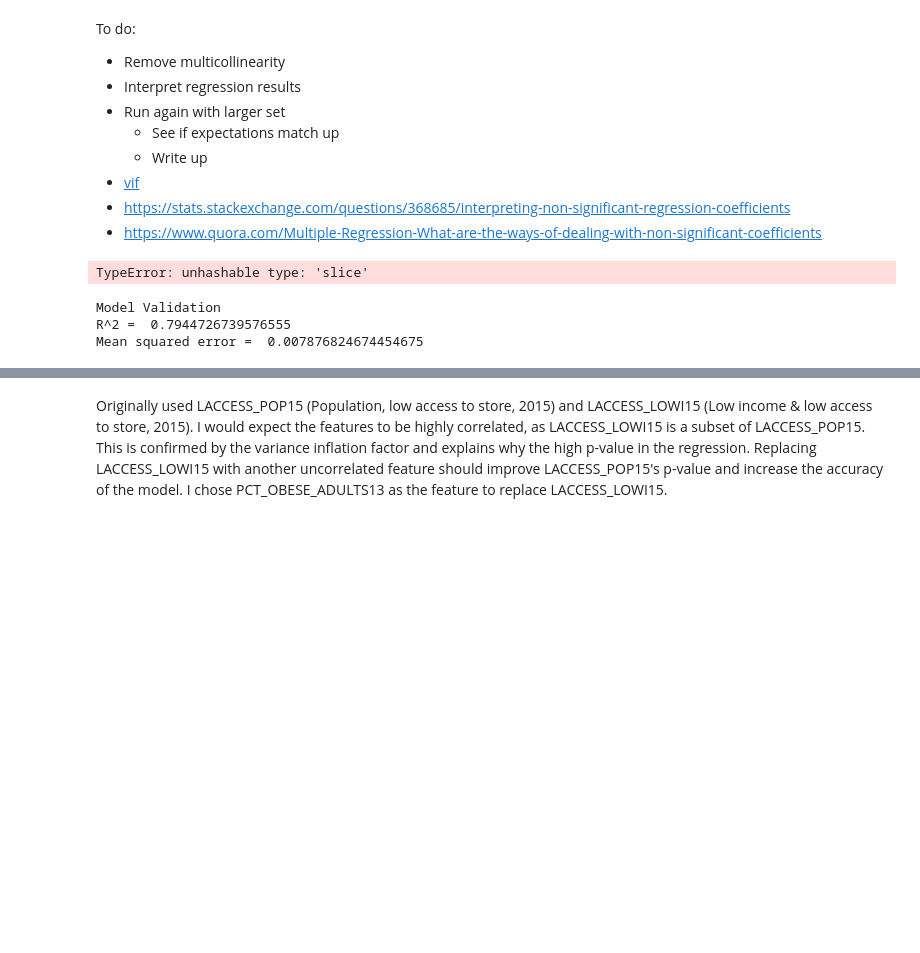
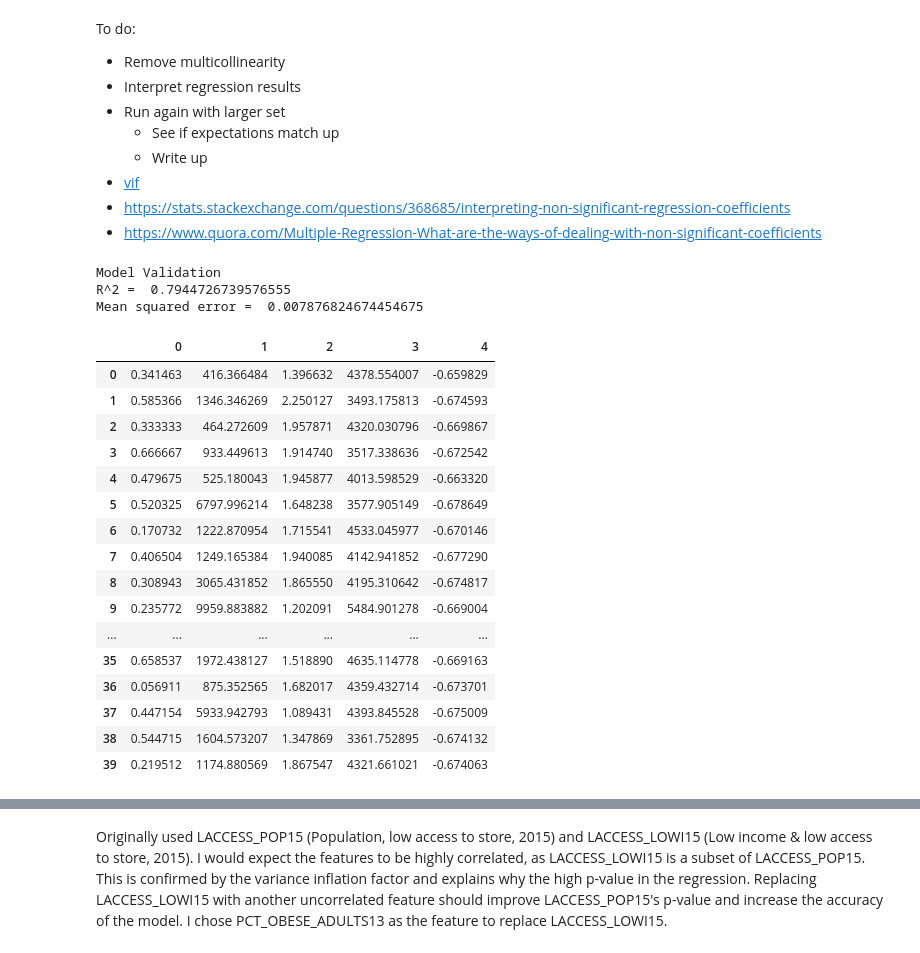
Before and after one commit to chriscross00/projects, a Jupyter notebook: food_security/notebooks/regression.ipynb, the cells around one changed output, grey strips where cells are left out. Saved outputs shown, nothing was run; the diff lists cells and outputs as text; code cells hidden in the pictures; blank space fills up the shorter version.

```diff
--- a/food_security/notebooks/regression.ipynb
+++ b/food_security/notebooks/regression.ipynb
@@ -115,12 +115,6 @@ def vif_multicollinearity(df, feat_col):
     output_df['vif'] = [variance_inflation_factor(reg_feat, col) for col in range(reg_feat.shape[1])]
 
     return output_df
-# %%
-reg_feat = sm.add_constant(regression_short.loc[:, feat])
-
-[variance_inflation_factor(reg_feat, col) for col in range(reg_feat.shape[1])]
-# %% [output]
-TypeError: unhashable type: 'slice'
 # %%
 regression_short = pd.read_csv('../data/processed/regression_short.csv')
 regression_long = pd.read_csv('../data/processed/regression_long.csv')
@@ -133,4 +127,24 @@ lm, rs, mse = create_lm(regression_short, feat, target)
 Model Validation
 R^2 =  0.7944726739576555
 Mean squared error =  0.007876824674454675
+# %%
+pd.DataFrame(sm_X_train)
+# %% [output]
+|  | 0 | 1 | 2 | 3 | 4 |
+| 0 | 0.341463 | 416.366484 | 1.396632 | 4378.554007 | -0.659829 |
+| 1 | 0.585366 | 1346.346269 | 2.250127 | 3493.175813 | -0.674593 |
+| 2 | 0.333333 | 464.272609 | 1.957871 | 4320.030796 | -0.669867 |
+| 3 | 0.666667 | 933.449613 | 1.914740 | 3517.338636 | -0.672542 |
+| 4 | 0.479675 | 525.180043 | 1.945877 | 4013.598529 | -0.663320 |
+| 5 | 0.520325 | 6797.996214 | 1.648238 | 3577.905149 | -0.678649 |
+| 6 | 0.170732 | 1222.870954 | 1.715541 | 4533.045977 | -0.670146 |
+| 7 | 0.406504 | 1249.165384 | 1.940085 | 4142.941852 | -0.677290 |
+| 8 | 0.308943 | 3065.431852 | 1.865550 | 4195.310642 | -0.674817 |
+| 9 | 0.235772 | 9959.883882 | 1.202091 | 5484.901278 | -0.669004 |
+| ... | ... | ... | ... | ... | ... |
+| 35 | 0.658537 | 1972.438127 | 1.518890 | 4635.114778 | -0.669163 |
+| 36 | 0.056911 | 875.352565 | 1.682017 | 4359.432714 | -0.673701 |
+| 37 | 0.447154 | 5933.942793 | 1.089431 | 4393.845528 | -0.675009 |
+| 38 | 0.544715 | 1604.573207 | 1.347869 | 3361.752895 | -0.674132 |
+| 39 | 0.219512 | 1174.880569 | 1.867547 | 4321.661021 | -0.674063 |
 # %%
```
Also changed, not shown: parts of 6 cells of this notebook.
